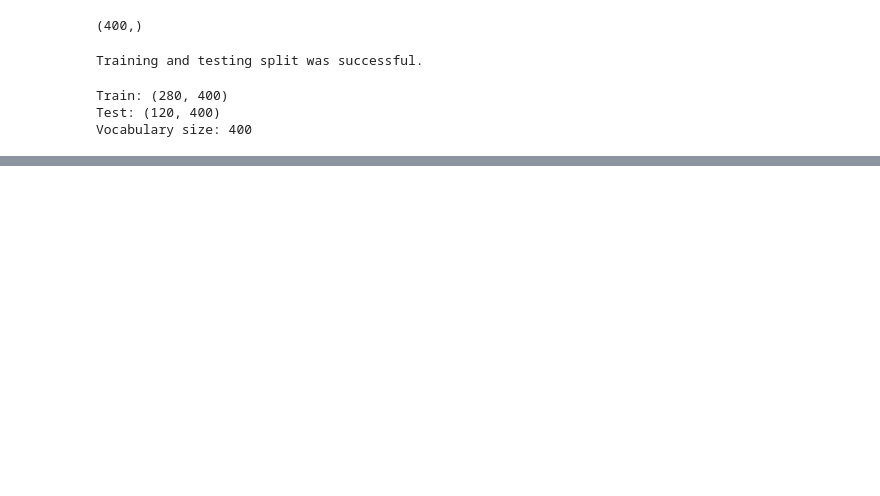
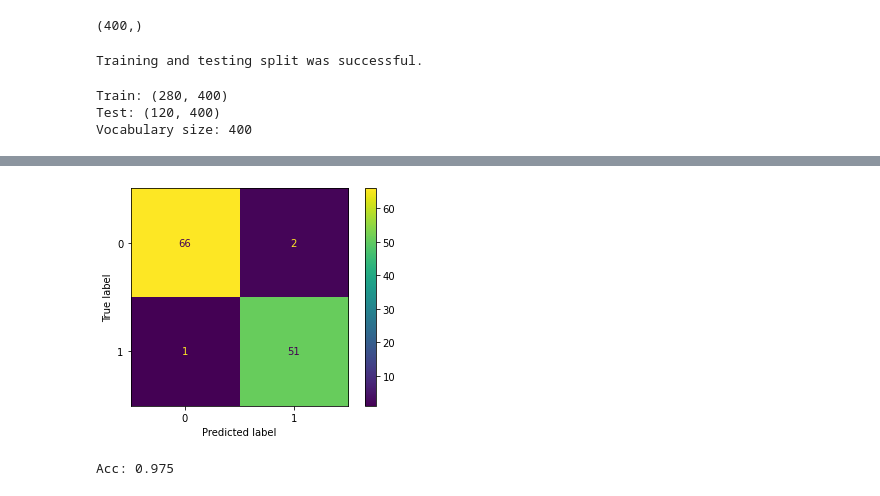
Before and after one commit to edgolyakova/DataScienceProj, a Jupyter notebook: Part 1.ipynb, the cells around one changed output, grey strips where cells are left out. Saved outputs shown, nothing was run; the diff lists cells and outputs as text; code cells hidden in the pictures; blank space fills up the shorter version.

```diff
--- a/Part 1.ipynb
+++ b/Part 1.ipynb
@@ -782,0 +847,17 @@ plt.show()
+# %%
+svm_no_freq = SVC(random_state=0)
+
+svm_no_freq.fit(X_train_tf, Y_train)
+
+Y_pred = svm_no_freq.predict(X_test_tf)
+
+cm = confusion_matrix(Y_test, Y_pred, labels=clf.classes_)
+disp = ConfusionMatrixDisplay(confusion_matrix=cm,
+                               display_labels=clf.classes_)
+disp.plot()
+plt.show()
+
+print("Acc:", accuracy_score(Y_test, Y_pred))
+# %% [output]
+[figure, added]
+Acc: 0.975
```
Also changed, not shown: parts of 25 cells of this notebook.
